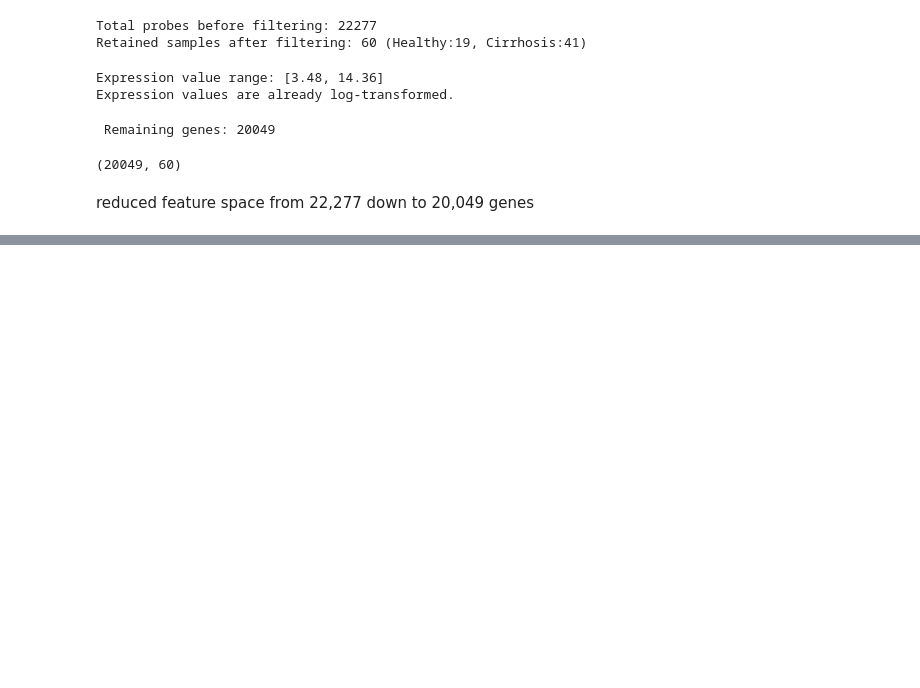
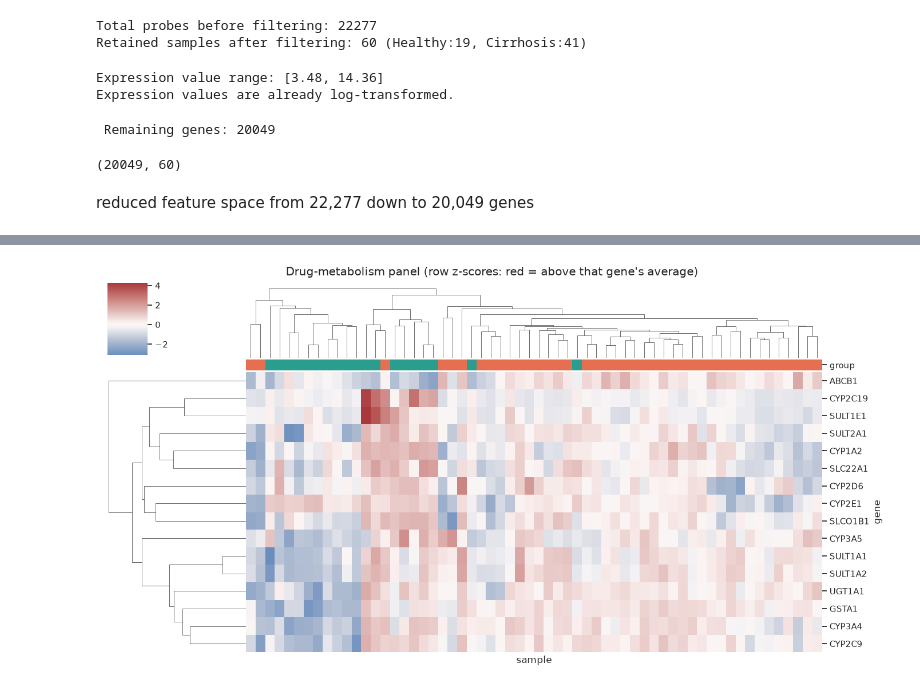
Before and after one commit to Jimmy-szn/cirrhosis-cyp-expression, a Jupyter notebook: notebooks/main.ipynb, the cells around one changed output, grey strips where cells are left out. Drawn from its saved outputs; the diff is of its cells as text; code cells hidden in the pictures; blank space fills up the shorter version.

```diff
--- a/notebooks/main.ipynb
+++ b/notebooks/main.ipynb
@@ -360,0 +474,8 @@ reduced feature space from 22,277 down to 20,049 genes
+# %%
+eda_panel = ["CYP3A4","CYP3A5","CYP2C9","CYP2C19","CYP2D6","CYP1A2","CYP2E1",
+             "UGT1A1","UGT2B7","GSTA1","SULT1A1","SULT1A2","SULT1E1","SULT2A1",
+             "ABCB1","SLCO1B1","SLC22A1"]
+eda_found   = [g for g in eda_panel if g in eda_expr.index]
+eda_missing = [g for g in eda_panel if g not in eda_expr.index]
+print("On the chip:", eda_found)
+print("NOT on the chip (report this):", eda_missing)
@@ -360,0 +548,9 @@ reduced feature space from 22,277 down to 20,049 genes
+# %%
+eda_hm = sns.clustermap(eda_expr.loc[eda_found], z_score=0, cmap="vlag", center=0,
+                        col_colors=eda_meta["group"].map(EDA_PAL), col_cluster=True,
+                        figsize=(14, 7), xticklabels=False)
+eda_hm.fig.suptitle("Drug-metabolism panel (row z-scores: red = above that gene's average)", y=1.02)
+eda_hm.savefig(EDA_FIG / "eda4_panel_heatmap.png", dpi=150)
+plt.show()
+# %% [output]
+[figure, added]
```
Also changed, not shown: parts of 13 cells of this notebook, 6 other files.
